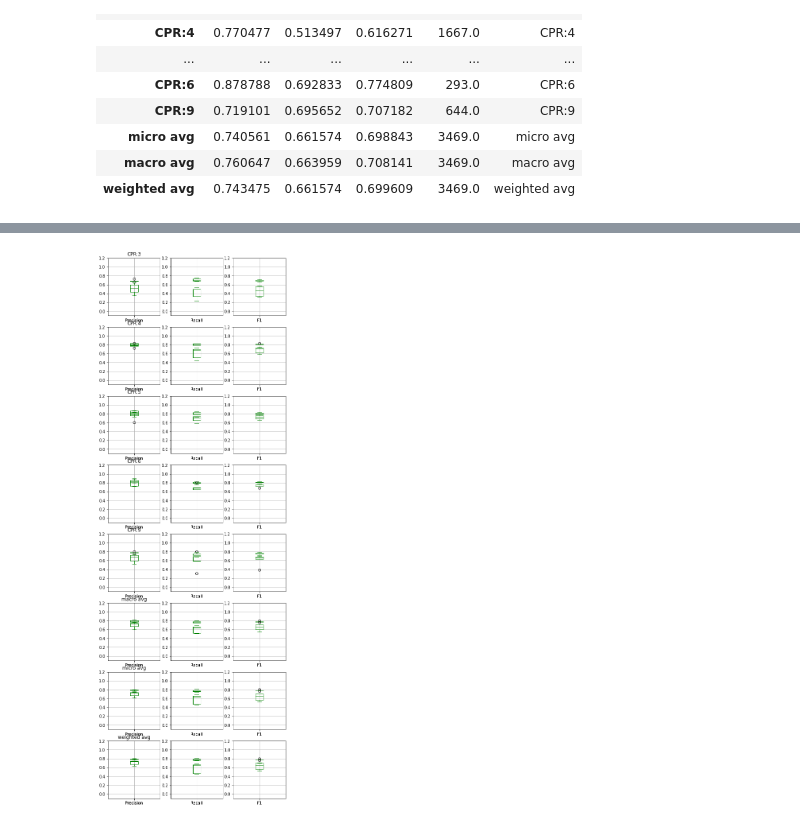
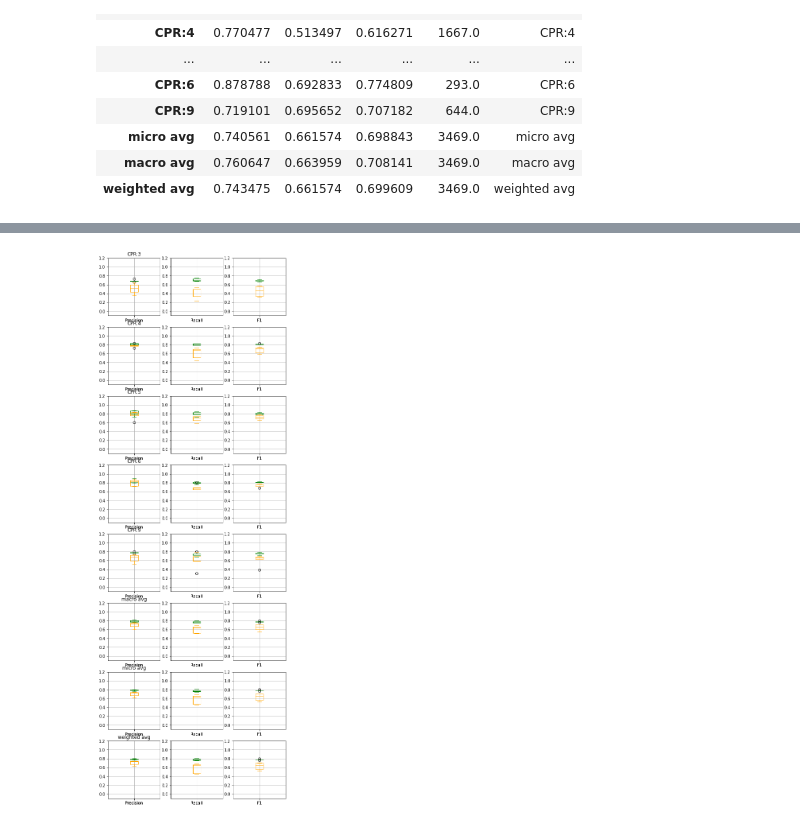
Before and after one commit to elangovana/large-scale-ptm-ppi, a Jupyter notebook: notebooks/chemprot_prediction_analysis_multiruns.ipynb, the cells around one changed output, grey strips where cells are left out. Drawn from its saved outputs; the diff is of its cells as text; code cells hidden in the pictures.

```diff
--- a/notebooks/chemprot_prediction_analysis_multiruns.ipynb
+++ b/notebooks/chemprot_prediction_analysis_multiruns.ipynb
@@ -155,35 +155,35 @@ def plot_comparison(dfstats, dfstats2):
 
             linetype = "-"
             legend_suffix = ""
 
             column_renames={"precision": "Precision" ,
                             "recall" : "Recall" ,
                             "f1-score": "F1" ,
                            }
 
             df2=dfstats2.query(f"label=='{l}'")
 
 
             for ic, c in enumerate(column_renames):
 
                 ax[i][0].set_title(l)
                 ax[i][ic].set_ylim(-0.1,1.2)
 
 
                 df[[c]]\
                     .rename(columns=column_renames)\
                     .boxplot(  ax=ax[i][ic], color="green")
 
 
                 df2[[c]]\
                     .rename(columns=column_renames)\
-                    .boxplot( ax=ax[i][ic], color="green")
+                    .boxplot( ax=ax[i][ic], color="orange")
 
 
 
 plot_comparison(df_stats, df_stats_min)
 # %% [output]
-[figure, old version]
+[figure, new version]
 # %%
 from scipy import stats
 
```
